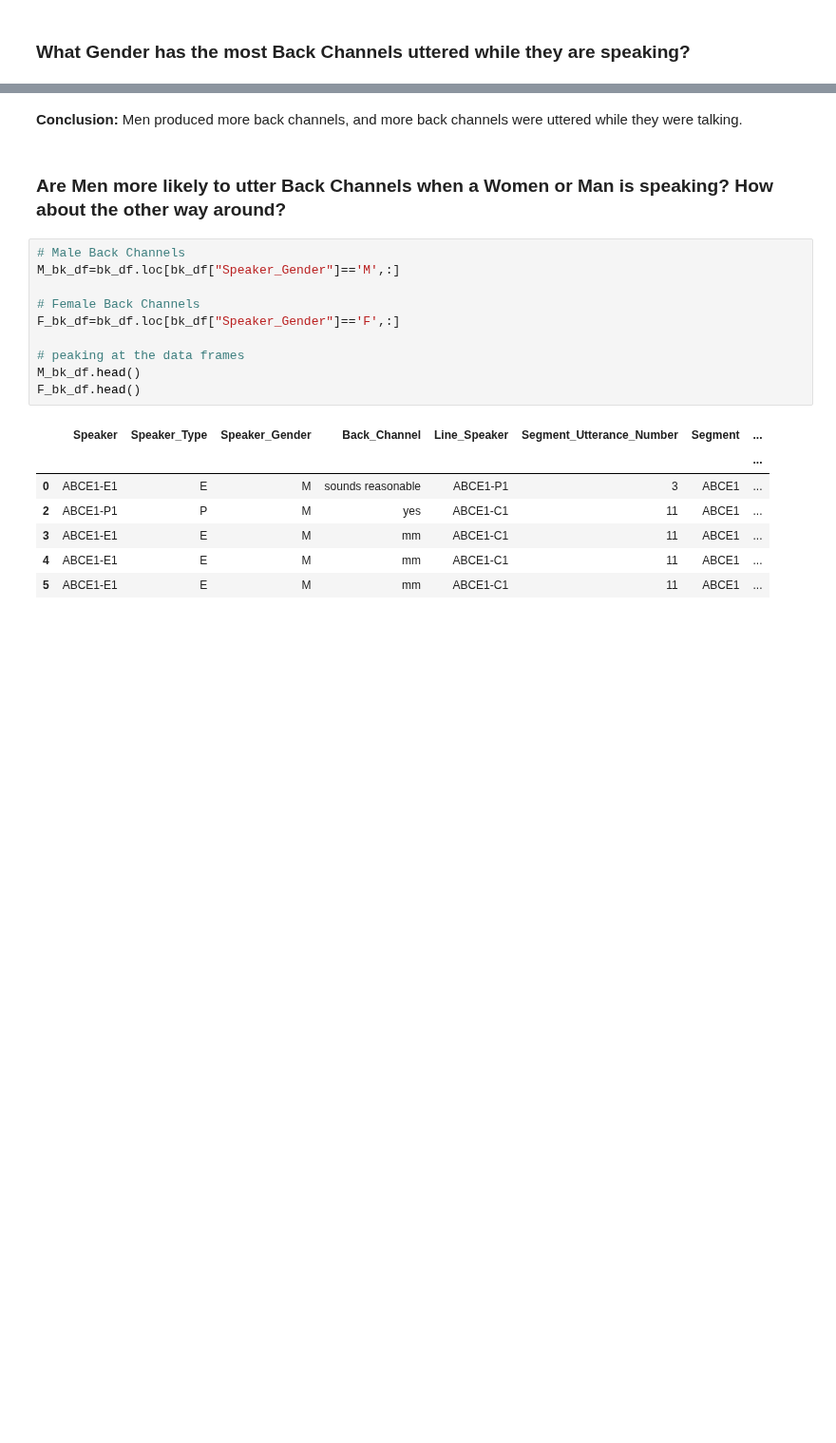
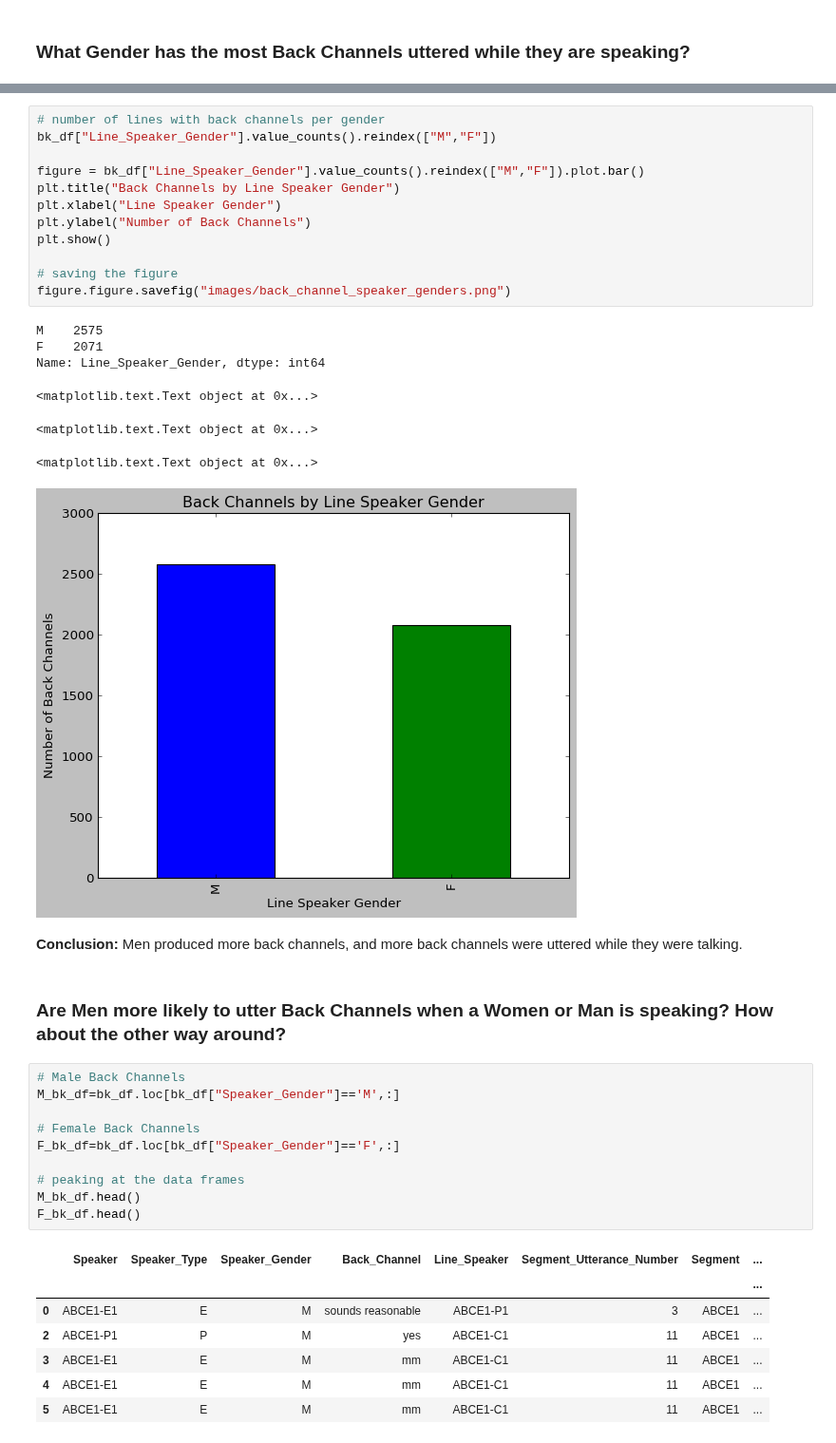
Before and after one commit to Data-Science-for-Linguists/Discourse-Analysis-ART-Corpus, a Jupyter notebook: analysis.ipynb, the cells around one changed output, grey strips where cells are left out. Shown at 95% size. Saved outputs shown, nothing was run; the diff lists cells and outputs as text; blank space fills up the shorter version.

```diff
--- a/analysis.ipynb
+++ b/analysis.ipynb
@@ -654,3 +688,23 @@ Name: Line_Speaker_Gender, dtype: int64
+# %%
+# number of lines with back channels per gender
+bk_df["Line_Speaker_Gender"].value_counts().reindex(["M","F"])
+
+figure = bk_df["Line_Speaker_Gender"].value_counts().reindex(["M","F"]).plot.bar()
+plt.title("Back Channels by Line Speaker Gender")
+plt.xlabel("Line Speaker Gender")
+plt.ylabel("Number of Back Channels")
+plt.show()
+
+# saving the figure
+figure.figure.savefig("images/back_channel_speaker_genders.png")
+# %% [output]
+M    2575
+F    2071
+Name: Line_Speaker_Gender, dtype: int64
+<matplotlib.text.Text object at 0x...>
+<matplotlib.text.Text object at 0x...>
+<matplotlib.text.Text object at 0x...>
+[figure, added]
 # %% [markdown]
 **Conclusion:** Men produced more back channels, and more back channels were uttered while they were talking.
 # %% [markdown]
```
Also changed, not shown: parts of 9 cells of this notebook.
